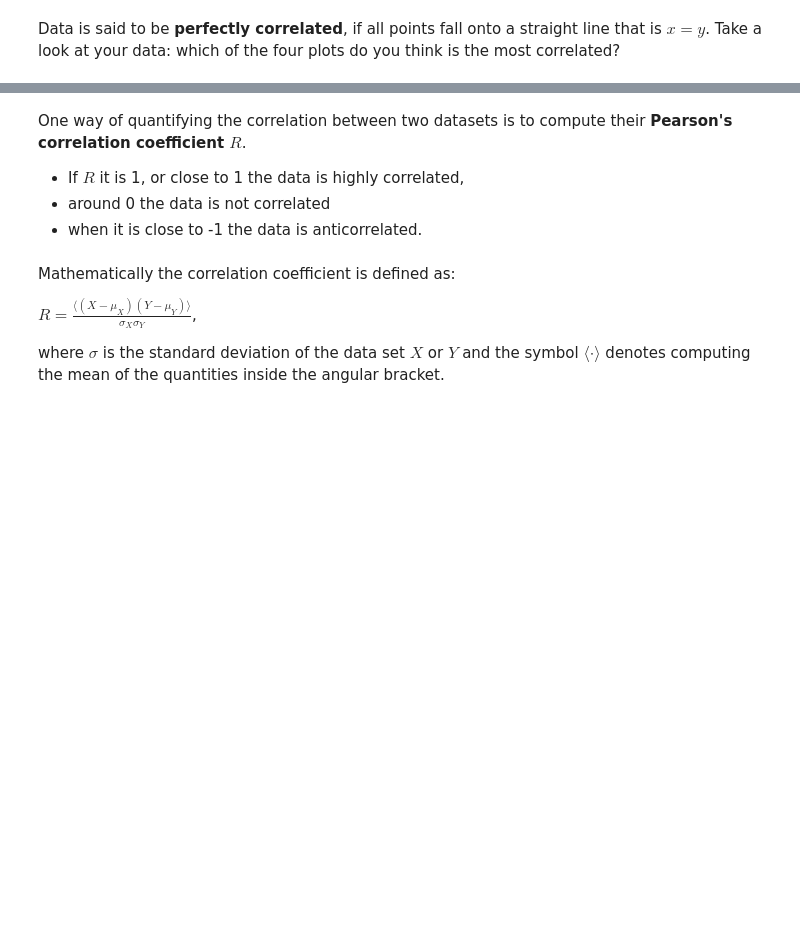
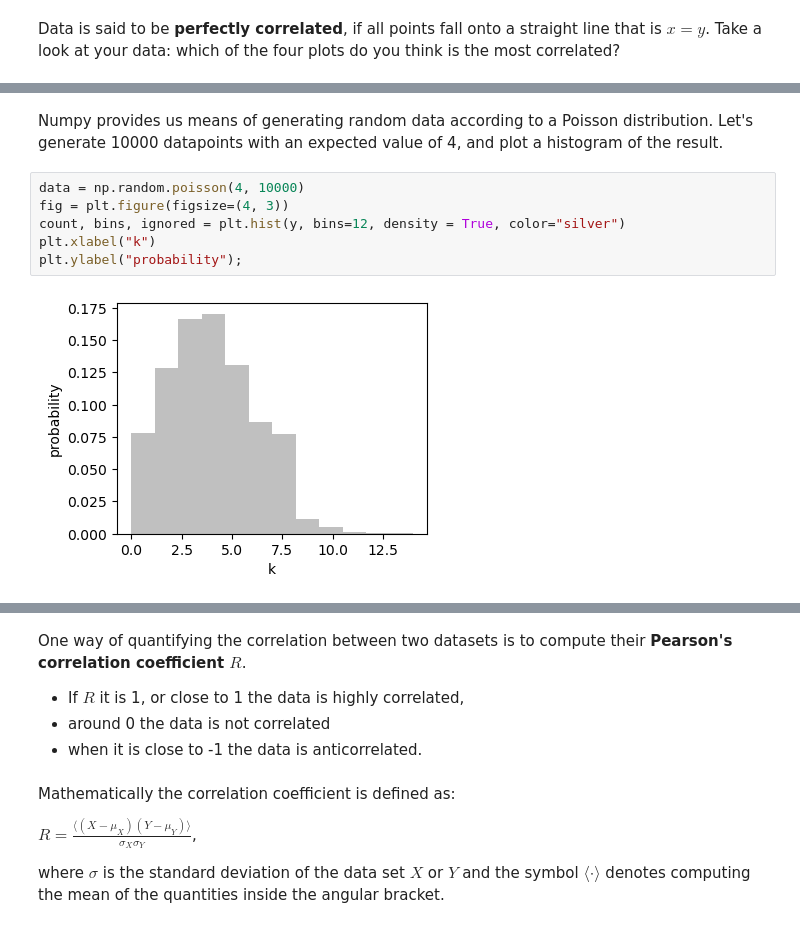
Before and after one commit to Edinburgh-Chemistry-Teaching/Data-driven-chemistry, a Jupyter notebook: Unit_07/Unit_07_fitting_I.ipynb, the cells around one changed output, grey strips where cells are left out. Drawn from its saved outputs; the diff is of its cells as text; blank space fills up the shorter version.

Commit message:
small cleanup, and added skewed distribution
Small cleaning of Unit 06, and added a new section on skewed distributions in Unit 07

```diff
--- a/Unit_07/Unit_07_fitting_I.ipynb
+++ b/Unit_07/Unit_07_fitting_I.ipynb
@@ -402,0 +383,10 @@ plt.show()
+# %% [markdown]
+Numpy provides us means of generating random data according to a Poisson distribution. Let's generate 10000 datapoints with an expected value of 4, and plot a histogram of the result.
+# %%
+data = np.random.poisson(4, 10000)
+fig = plt.figure(figsize=(4, 3))
+count, bins, ignored = plt.hist(y, bins=12, density = True, color="silver")
+plt.xlabel("k")
+plt.ylabel("probability");
+# %% [output]
+[figure, added]
```
Also changed, not shown: parts of 63 cells of this notebook, 2 other files.
